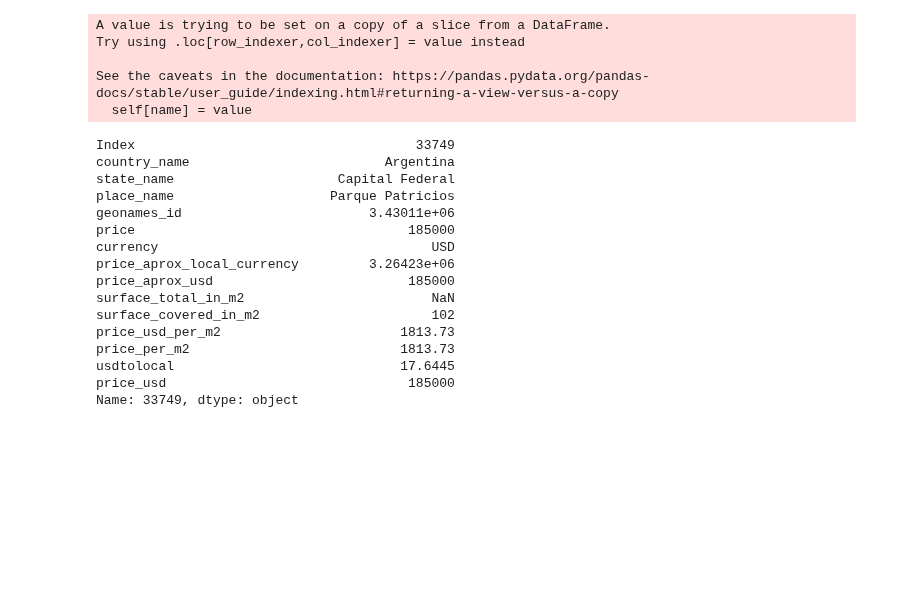
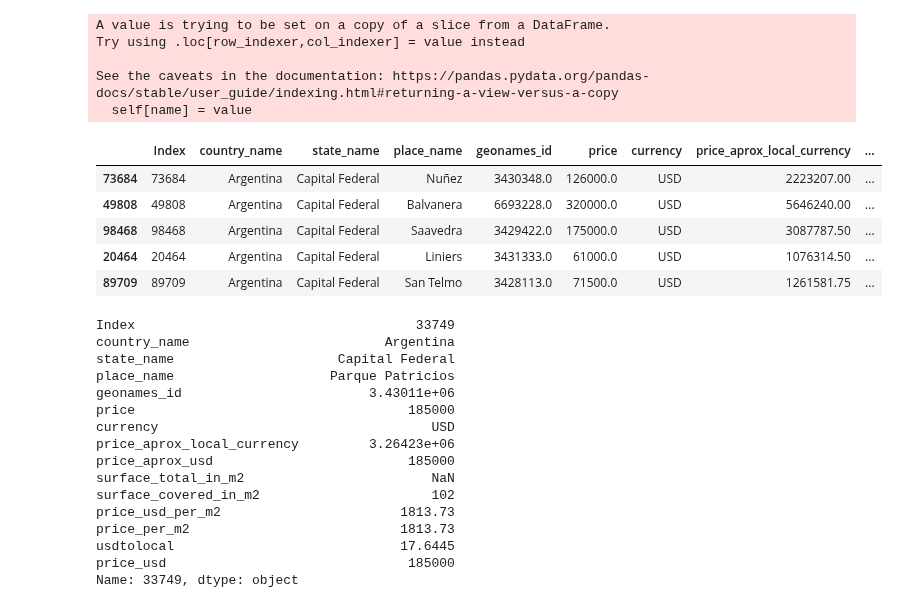
Before and after one commit to nachommm/desafio1, a Jupyter notebook: Precios.v2.ipynb, the cells around one changed output. Drawn from its saved outputs; the diff is of its cells as text; code cells hidden in the pictures; blank space fills up the shorter version.

```diff
--- a/Precios.v2.ipynb
+++ b/Precios.v2.ipynb
@@ -483,6 +478,15 @@ Try using .loc[row_indexer,col_indexer] = value instead
 
 See the caveats in the documentation: https://pandas.pydata.org/pandas-docs/stable/user_guide/indexing.html#returning-a-view-versus-a-copy
   self[name] = value
+# %%
+precios_caba.sample(5)
+# %% [output]
+|  | Index | country_name | state_name | place_name | geonames_id | price | currency | price_aprox_local_currency | ... |
+| 73684 | 73684 | Argentina | Capital Federal | Nuñez | 3430348.0 | 126000.0 | USD | 2223207.00 | ... |
+| 49808 | 49808 | Argentina | Capital Federal | Balvanera | 6693228.0 | 320000.0 | USD | 5646240.00 | ... |
+| 98468 | 98468 | Argentina | Capital Federal | Saavedra | 3429422.0 | 175000.0 | USD | 3087787.50 | ... |
+| 20464 | 20464 | Argentina | Capital Federal | Liniers | 3431333.0 | 61000.0 | USD | 1076314.50 | ... |
+| 89709 | 89709 | Argentina | Capital Federal | San Telmo | 3428113.0 | 71500.0 | USD | 1261581.75 | ... |
 # %%
 precios_caba.loc[33749]
 # %% [output]
```
Also changed, not shown: parts of 3 cells of this notebook, 1 other file.
